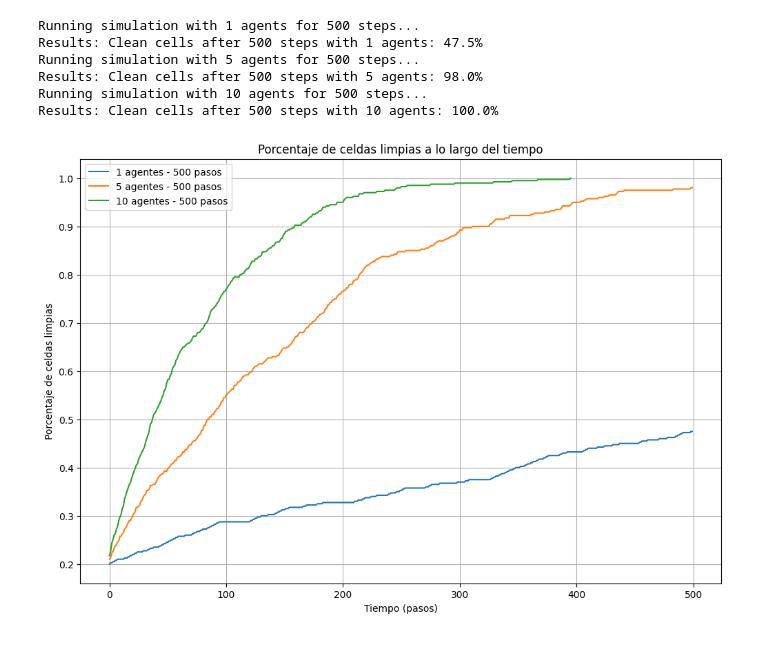
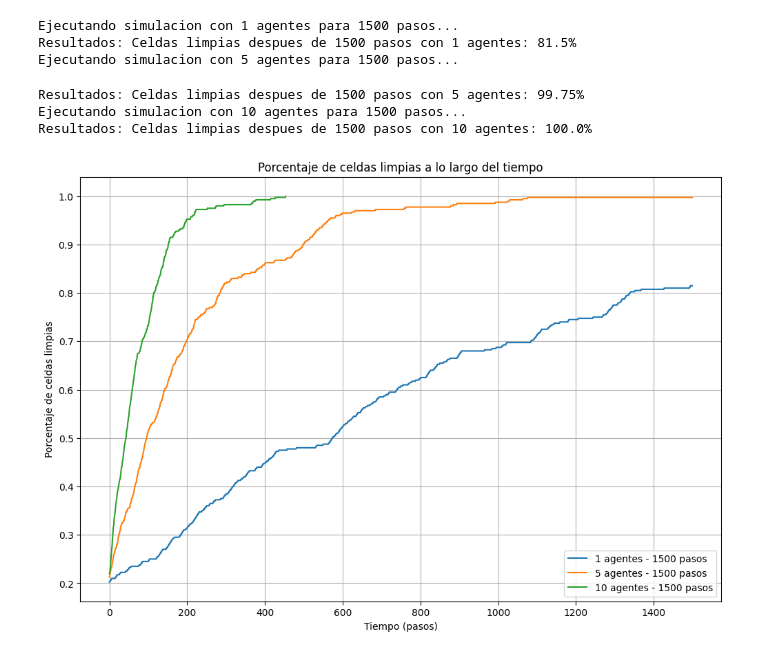
Before and after one commit to ojavier/AgenteLimpieza, a Jupyter notebook: Actividad.ipynb, the cells around one changed output. Saved outputs shown, nothing was run; the diff lists cells and outputs as text; code cells hidden in the pictures.

```diff
--- a/Actividad.ipynb
+++ b/Actividad.ipynb
@@ -5,14 +5,20 @@ import random
 import matplotlib.pyplot as plt
 import matplotlib.animation as animation
 # %%
-class LimpiezaAgent(Agent):
+class LimpiezaAgent:
     def __init__(self, n):
+        # Inicializa las coordenadas x e y del agente de manera aleatoria dentro del rango [0, n).
         self.x = np.random.randint(0, n)
         self.y = np.random.randint(0, n)
 
     def move(self, n):
-        self.x = (self.x + np.random.choice([-1, 0, 1])) % n
-        self.y = (self.y + np.random.choice([-1, 0, 1])) % n
+        # Genera un movimiento aleatorio en las direcciones x e y.
+        dx = np.random.choice([-1, 0, 1])
+        dy = np.random.choice([-1, 0, 1])
+
+        # Calcula las nuevas coordenadas sin salir del rango [0, n).
+        self.x = max(0, min(self.x + dx, n - 1))
+        self.y = max(0, min(self.y + dy, n - 1))
 # %%
 class LimpiezaModel(Model):
     def __init__(self, n, dirt_percentage, num_agents, cleaning_check_time):
@@ -49,38 +55,38 @@ class LimpiezaModel(Model):
 # %%
 # Configuración de la simulación
 n = 20
 agent_counts = [1, 5, 10]
 dirt_percentage = 0.8
-cleaning_check_time = 500
+cleaning_check_time = 1500
 
 # Crear la gráfica de porcentaje de celdas limpias a lo largo del tiempo
 plt.figure(figsize=(12, 8))
 
 for agents in agent_counts:
-    print(f"Running simulation with {agents} agents for {cleaning_check_time} steps...")
+    print(f"Ejecutando simulacion con {agents} agentes para {cleaning_check_time} pasos...")
     model = LimpiezaModel(n, dirt_percentage, agents, cleaning_check_time)
     clean_percentage_over_time = model.run()
 
     # Graficar el porcentaje de celdas limpias a lo largo del tiempo
     plt.plot(range(len(clean_percentage_over_time)), clean_percentage_over_time, label=f'{agents} agentes - {cleaning_check_time} pasos')
 
     clean_cells_after_check_time = clean_percentage_over_time[-1]
-    print(f"Results: Clean cells after {cleaning_check_time} steps with {agents} agents: {clean_cells_after_check_time * 100}%")
+    print(f"Resultados: Celdas limpias despues de {cleaning_check_time} pasos con {agents} agentes: {clean_cells_after_check_time * 100}%")
 
 # Configuración de la gráfica
 plt.xlabel('Tiempo (pasos)')
 plt.ylabel('Porcentaje de celdas limpias')
 plt.title('Porcentaje de celdas limpias a lo largo del tiempo')
 plt.legend()
 plt.grid(True)
 plt.show()
 # %% [output]
-Running simulation with 1 agents for 500 steps...
-Results: Clean cells after 500 steps with 1 agents: 47.5%
-Running simulation with 5 agents for 500 steps...
-Results: Clean cells after 500 steps with 5 agents: 98.0%
-Running simulation with 10 agents for 500 steps...
-Results: Clean cells after 500 steps with 10 agents: 100.0%
+Ejecutando simulacion con 1 agentes para 1500 pasos...
+Resultados: Celdas limpias despues de 1500 pasos con 1 agentes: 81.5%
+Ejecutando simulacion con 5 agentes para 1500 pasos...
+Resultados: Celdas limpias despues de 1500 pasos con 5 agentes: 99.75%
+Ejecutando simulacion con 10 agentes para 1500 pasos...
+Resultados: Celdas limpias despues de 1500 pasos con 10 agentes: 100.0%
-[figure, old version]
+[figure, new version]
 # %%
 # Crear la animación para diferentes números de agentes
```
Also changed, not shown: parts of 3 cells of this notebook.
